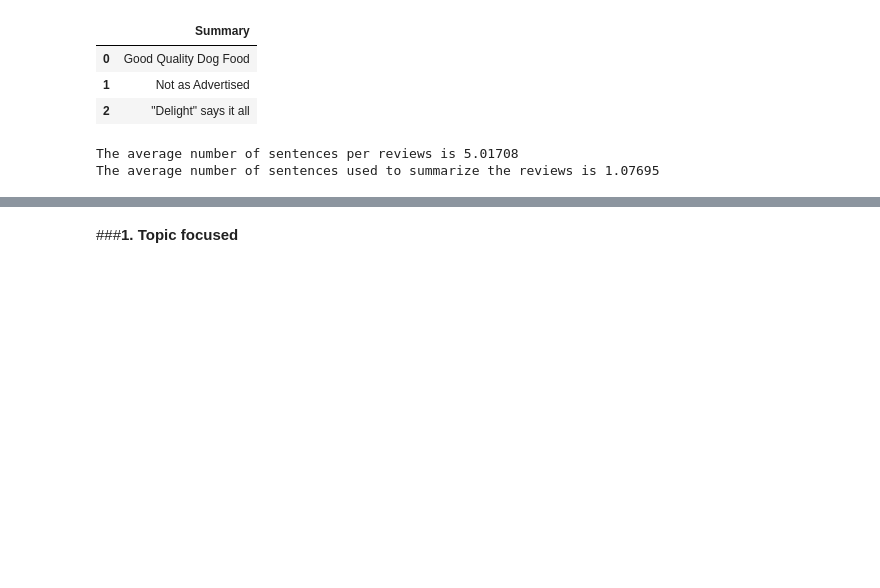
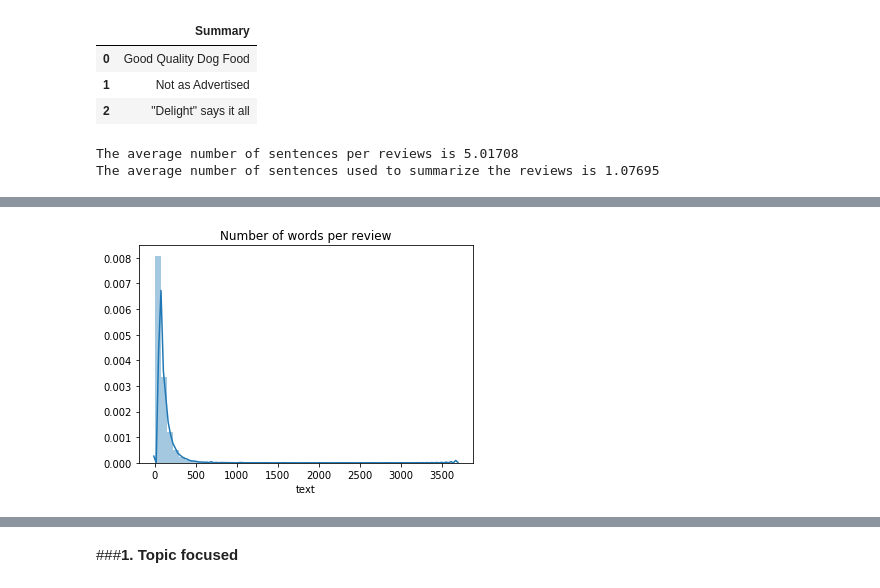
Before and after one commit to RCrvro/Text-Summarization-Project, a Jupyter notebook: Text Mining Project - Riccardo Cervero_794126.ipynb, the cells around one changed output, grey strips where cells are left out. Saved outputs shown, nothing was run; the diff lists cells and outputs as text; code cells hidden in the pictures; blank space fills up the shorter version.

```diff
--- a/Text Mining Project - Riccardo Cervero_794126.ipynb
+++ b/Text Mining Project - Riccardo Cervero_794126.ipynb
@@ -73,0 +95,7 @@ The summaries have at least 1 words and at most 11
+# %%
+#Plot distribution of number of words per review
+figdist = sns.distplot(graph_df.text).set_title('Number of words per review')
+fig = figdist.get_figure()
+#fig.savefig("/content/text_worddist.png")
+# %% [output]
+[figure, added]
```
Also changed, not shown: parts of 31 cells of this notebook.
